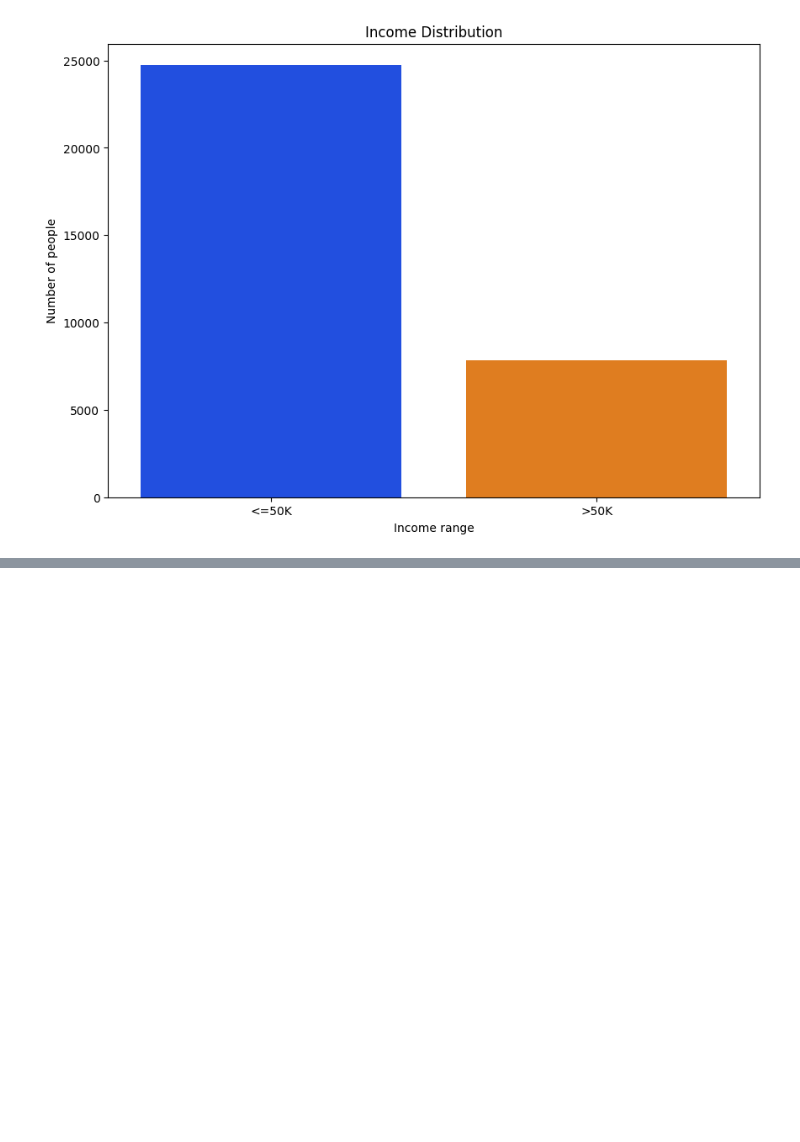
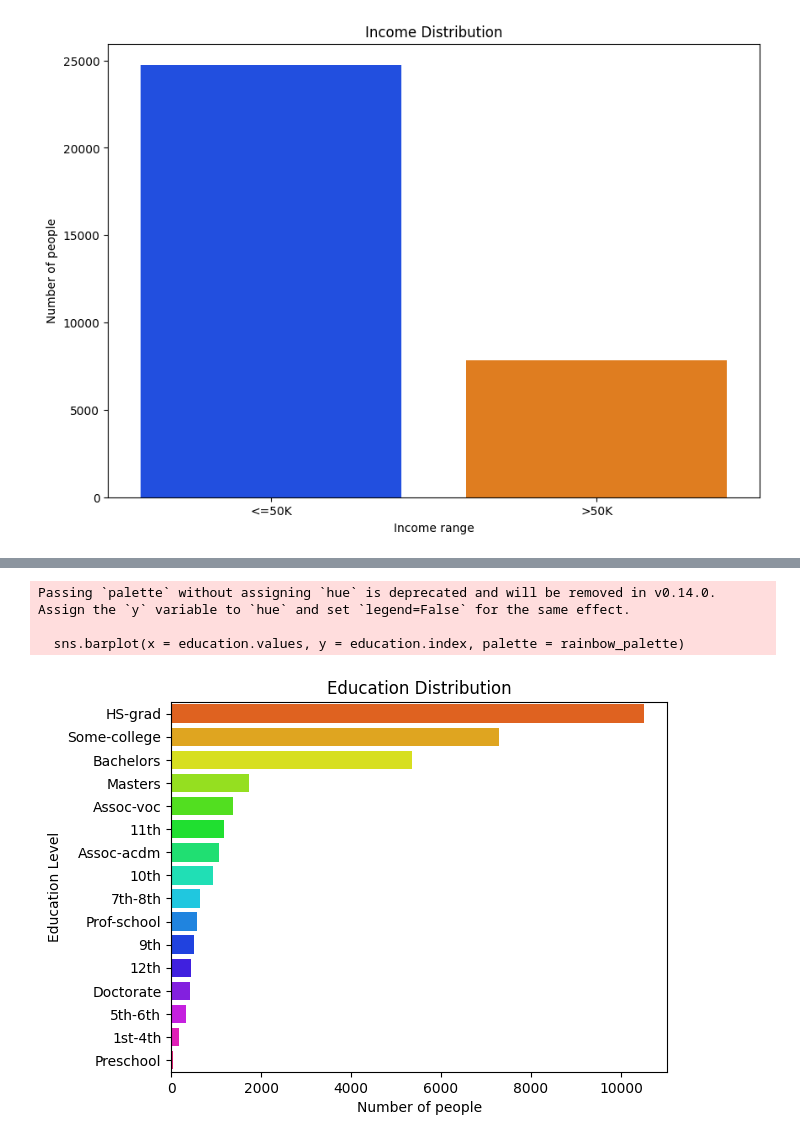
Before and after one commit to timkao/MachineLearning, a Jupyter notebook: classification_practice.ipynb, the cells around one changed output, grey strips where cells are left out. Saved outputs shown, nothing was run; the diff lists cells and outputs as text; code cells hidden in the pictures; blank space fills up the shorter version.

```diff
--- a/classification_practice.ipynb
+++ b/classification_practice.ipynb
@@ -64,0 +86,17 @@ Passing `palette` without assigning `hue` is deprecated and will be removed in v
+# %%
+# Create and display a barplot for 'Education' using Seaborn, where the x-axis represents the count of people with each education level (edu.values), and the y-axis represents the different education categories (edu.index).
+education = df_replaced['education'].value_counts()
+
+
+rainbow_palette = sns.color_palette("hsv", len(education.index))
+
+sns.barplot(x = education.values, y = education.index, palette = rainbow_palette)
+plt.xlabel('Number of people')
+plt.ylabel('Education Level')
+plt.title('Education Distribution')
+plt.show()
+# %% [output]
+Passing `palette` without assigning `hue` is deprecated and will be removed in v0.14.0. Assign the `y` variable to `hue` and set `legend=False` for the same effect.
+
+  sns.barplot(x = education.values, y = education.index, palette = rainbow_palette)
+[figure, added]
```
Also changed, not shown: parts of 1 cell of this notebook.
